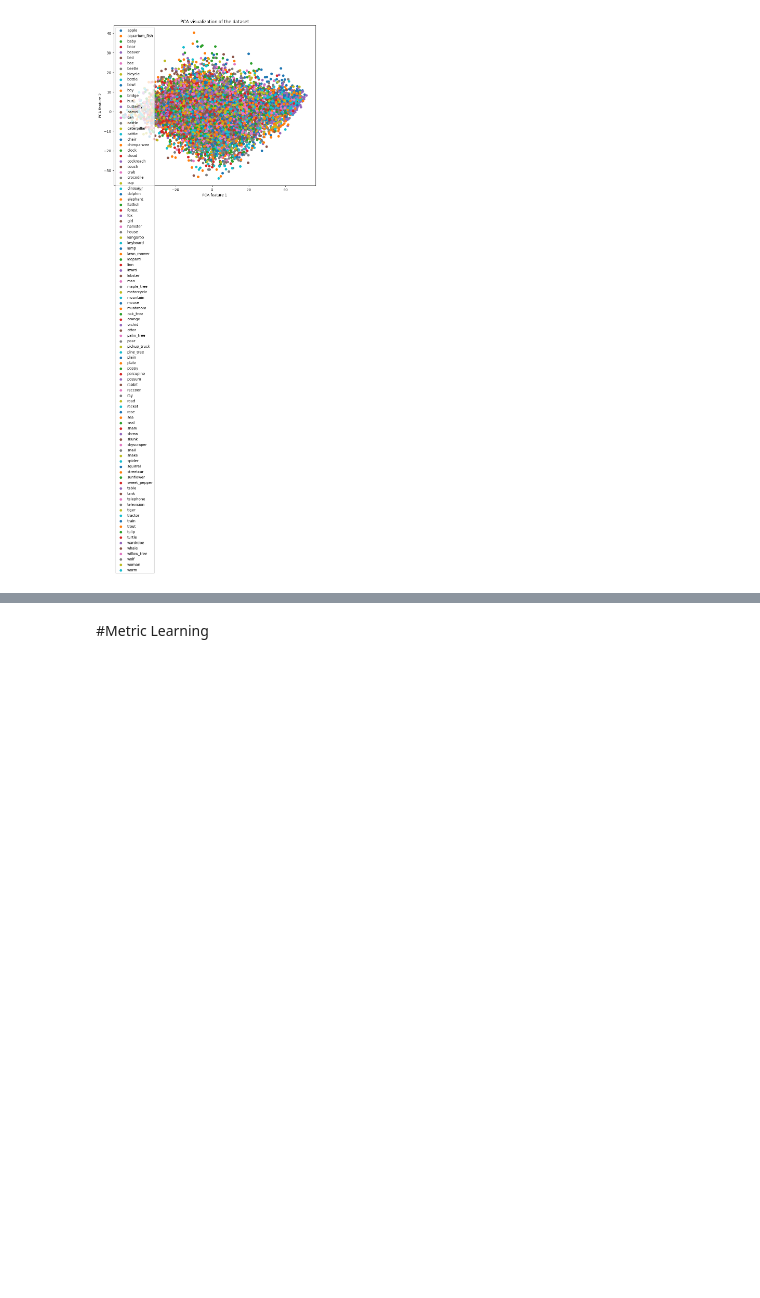
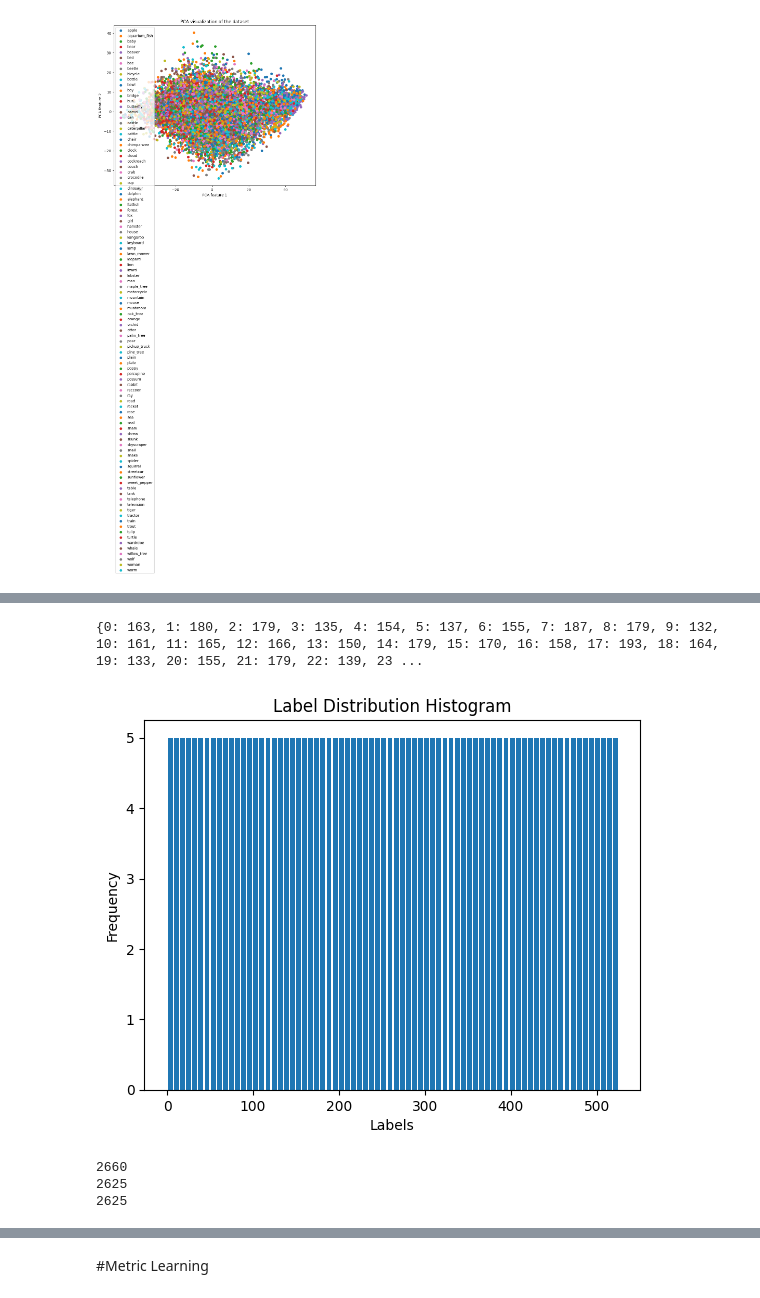
Before and after one commit to Bish-Soli/MQP, a Jupyter notebook: MQP.ipynb, the cells around one changed output, grey strips where cells are left out. Drawn from its saved outputs; the diff is of its cells as text; code cells hidden in the pictures; blank space fills up the shorter version.

```diff
--- a/MQP.ipynb
+++ b/MQP.ipynb
@@ -348,0 +402,8 @@ ImbalanceCIFAR100.visualize_with_pca(features, labels, class_names=class_names)
+# %%
+# Define the image transformations
+transform = transforms.Compose([transforms.Resize((32, 32)),transforms.ToTensor()])
+test_transform = transforms.Compose([transforms.Resize((32, 32)),transforms.ToTensor()])
+# %%
+Imbalanced_Bird_Dataset = ImbalanceCIFAR(train=True, transform=transform, imbalance_ratio=0.01, dataset_Path = "/content/train", debug = True)
+Imbalanced_Bird_Dataset_test = ImbalanceCIFAR(train=False, transform=test_transform, imbalance_ratio=1, dataset_Path = "/content/test", debug = False)
+Imbalanced_Bird_Dataset_val = ImbalanceCIFAR(train=False, transform=test_transform, imbalance_ratio=1, dataset_Path = "/content/valid", debug = False)
@@ -348,0 +414,4 @@ ImbalanceCIFAR100.visualize_with_pca(features, labels, class_names=class_names)
+# %%
+print(get_class_distribution(Imbalanced_Bird_Dataset))
+# %% [output]
+{0: 163, 1: 180, 2: 179, 3: 135, 4: 154, 5: 137, 6: 155, 7: 187, 8: 179, 9: 132, 10: 161, 11: 165, 12: 166, 13: 150, 14: 179, 15: 170, 16: 158, 17: 193, 18: 164, 19: 133, 20: 155, 21: 179, 22: 139, 23 ...
@@ -348,0 +422,4 @@ ImbalanceCIFAR100.visualize_with_pca(features, labels, class_names=class_names)
+# %%
+Imbalanced_Bird_Dataset_val.plot_class_distribution_imbalanced()
+# %% [output]
+[figure, added]
@@ -349 +432,9 @@ ImbalanceCIFAR100.visualize_with_pca(features, labels, class_names=class_names)
+# %%
+print(num_samples_bird)
+print(num_samples_bird_test)
+print(num_samples_bird_val)
+# %% [output]
+2660
+2625
+2625
 # %% [markdown]
```
Also changed, not shown: parts of 25 cells of this notebook.
